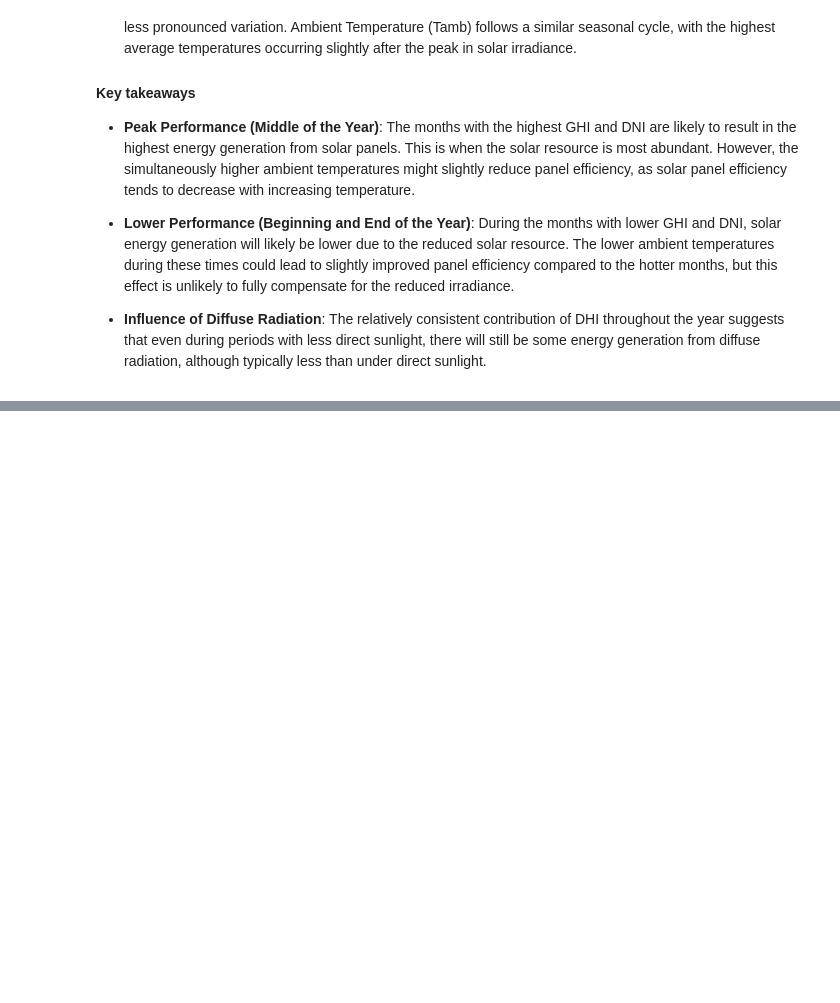
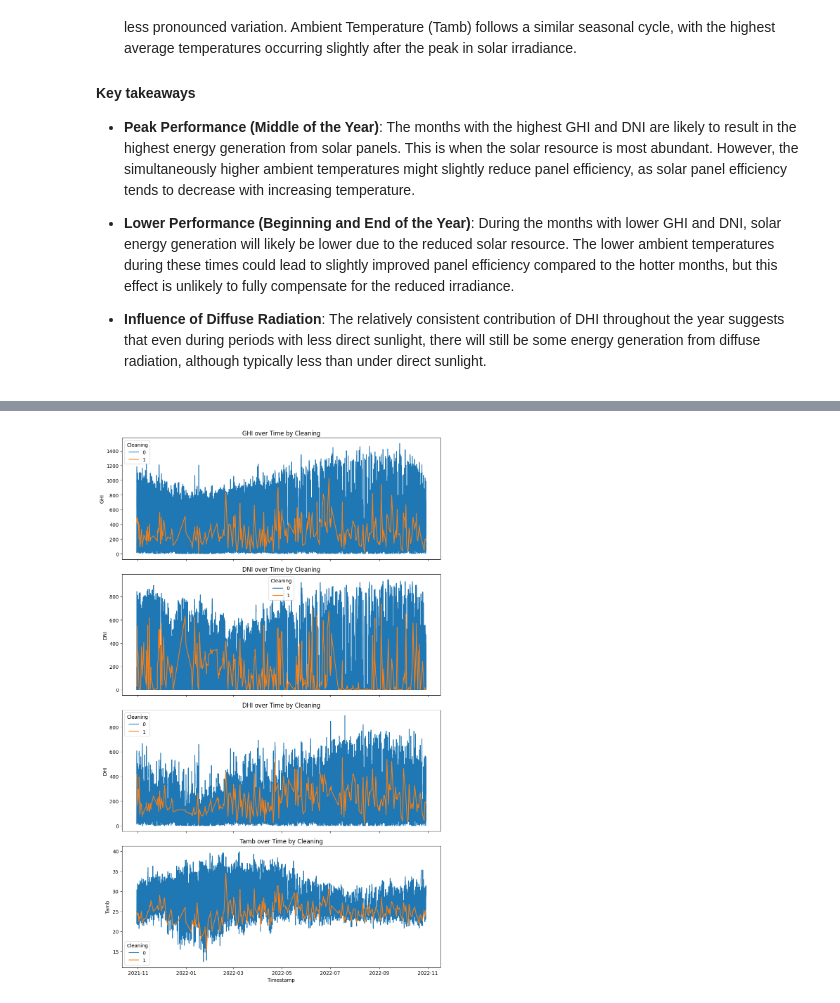
Before and after one commit to Ty-Miki/solar-challenge-week0, a Jupyter notebook: notebooks/eda_sierraleone.ipynb, the cells around one changed output, grey strips where cells are left out. Cells and saved outputs as stored; diff of their text form; code cells hidden in the pictures; blank space fills up the shorter version.

```diff
--- a/notebooks/eda_sierraleone.ipynb
+++ b/notebooks/eda_sierraleone.ipynb
@@ -329,0 +366,4 @@ plot_gen.plot_time_series(df=monthly_agg, columns=['GHI', 'DNI', 'DHI', 'Tamb'],
+# %%
+# Grouped TSA for furher analysis
+plot_gen.plot_time_series_grouped(clean_df, columns=["GHI", "DNI", "DHI", "Tamb"], time_column="Timestamp", group_column="Cleaning")
+# %% [output]
@@ -329,0 +374 @@ plot_gen.plot_time_series(df=monthly_agg, columns=['GHI', 'DNI', 'DHI', 'Tamb'],
+[figure, added]
```
Also changed, not shown: parts of 7 cells of this notebook.
